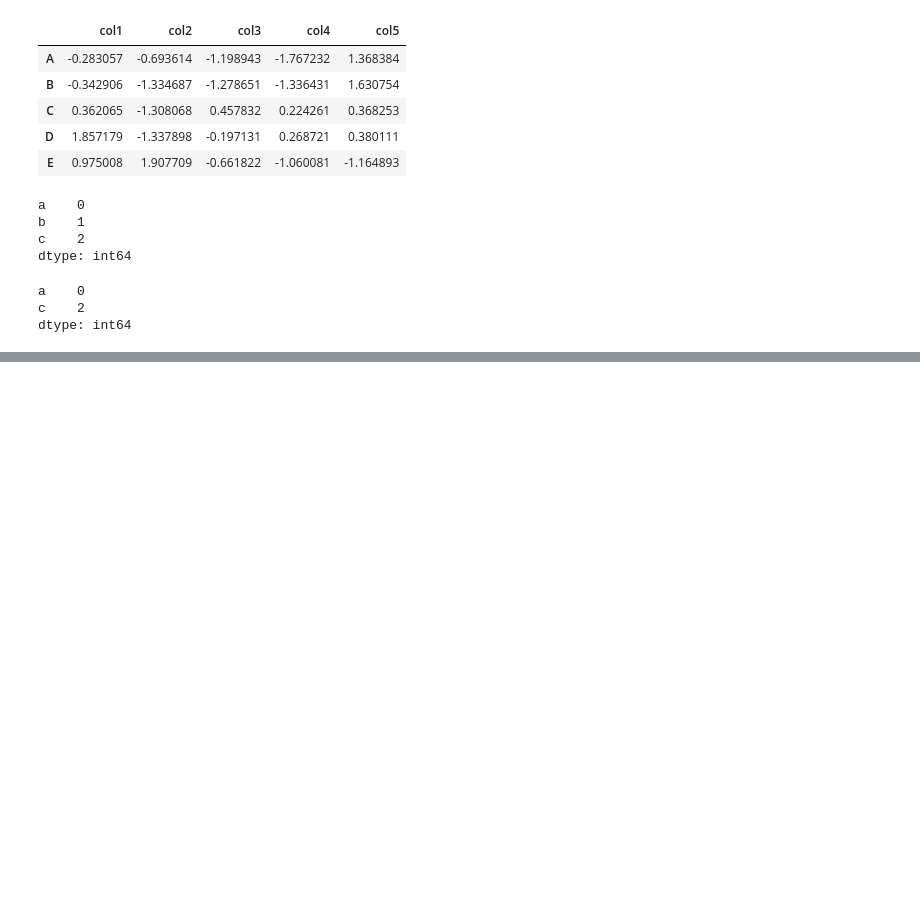
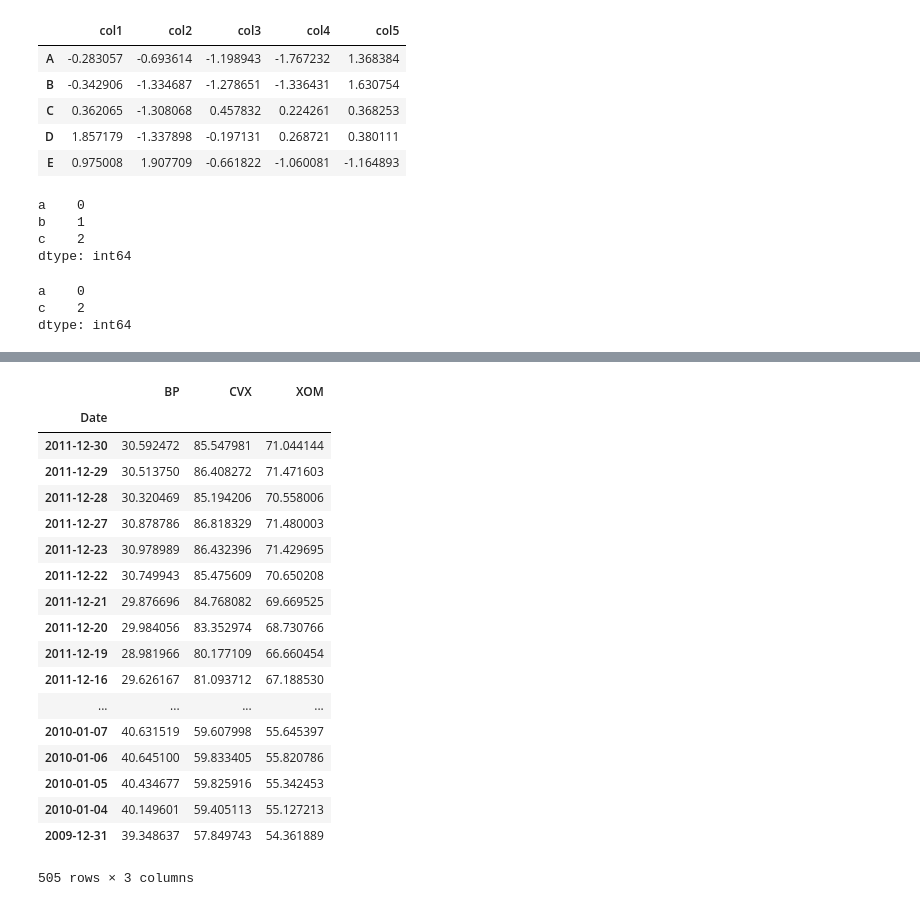
Before and after one commit to torunakano/python, a Jupyter notebook: Untitled.ipynb, the cells around one changed output, grey strips where cells are left out. Cells and saved outputs as stored; diff of their text form; code cells hidden in the pictures; blank space fills up the shorter version.

```diff
--- a/Untitled.ipynb
+++ b/Untitled.ipynb
@@ -598,0 +920,22 @@ dtype: int64
+# %%
+prices
+# %% [output]
+|  | BP | CVX | XOM |
+| Date |  |  |  |
+| 2011-12-30 | 30.592472 | 85.547981 | 71.044144 |
+| 2011-12-29 | 30.513750 | 86.408272 | 71.471603 |
+| 2011-12-28 | 30.320469 | 85.194206 | 70.558006 |
+| 2011-12-27 | 30.878786 | 86.818329 | 71.480003 |
+| 2011-12-23 | 30.978989 | 86.432396 | 71.429695 |
+| 2011-12-22 | 30.749943 | 85.475609 | 70.650208 |
+| 2011-12-21 | 29.876696 | 84.768082 | 69.669525 |
+| 2011-12-20 | 29.984056 | 83.352974 | 68.730766 |
+| 2011-12-19 | 28.981966 | 80.177109 | 66.660454 |
+| 2011-12-16 | 29.626167 | 81.093712 | 67.188530 |
+| ... | ... | ... | ... |
+| 2010-01-07 | 40.631519 | 59.607998 | 55.645397 |
+| 2010-01-06 | 40.645100 | 59.833405 | 55.820786 |
+| 2010-01-05 | 40.434677 | 59.825916 | 55.342453 |
+| 2010-01-04 | 40.149601 | 59.405113 | 55.127213 |
+| 2009-12-31 | 39.348637 | 57.849743 | 54.361889 |
+505 rows × 3 columns
```
Also changed, not shown: parts of 67 cells of this notebook, 29 other files.
